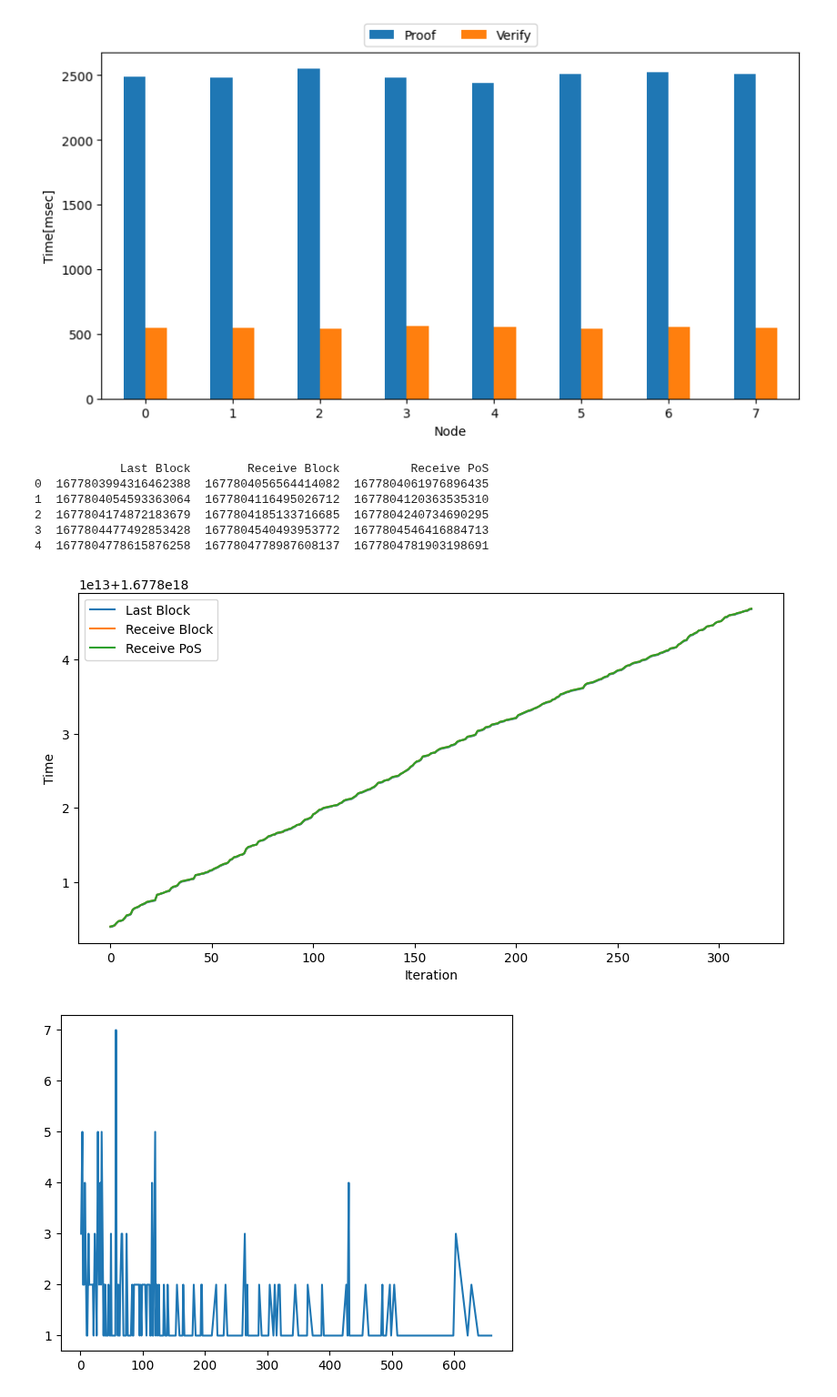
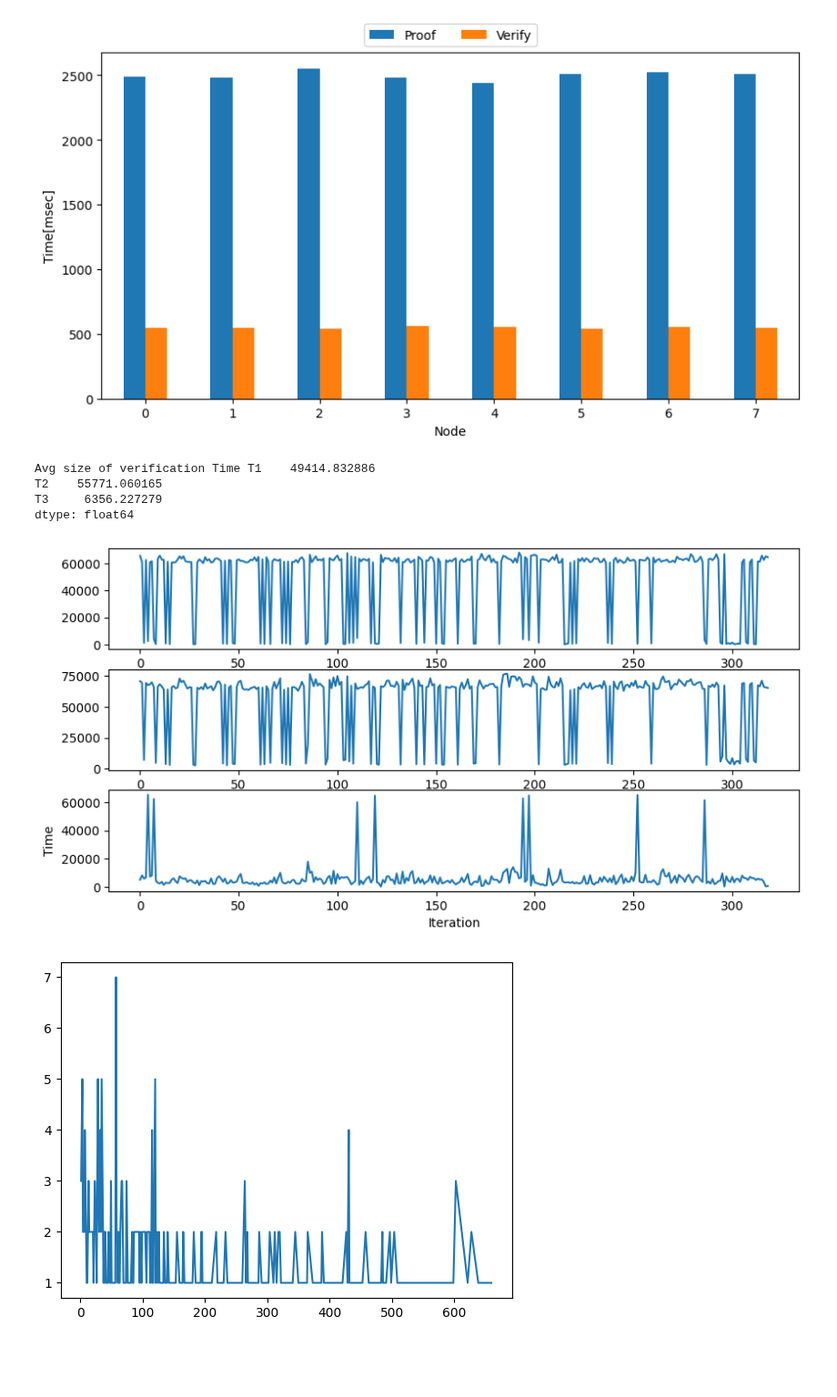
Before and after one commit to JunwookHeo/bcsos, a Jupyter notebook: python_utils/VisualPoS.ipynb, the cells around one changed output. Shown at 91% size. Drawn from its saved outputs; the diff is of its cells as text; code cells hidden in the pictures; blank space fills up the shorter version.

Commit message:
Fix incorrect event time for verification

```diff
--- a/python_utils/VisualPoS.ipynb
+++ b/python_utils/VisualPoS.ipynb
@@ -175,38 +175,42 @@ Avg Verif[msec] 548.7653782600056
 # %%
 # Avg. Size chart for proof
 from matplotlib import pyplot as plt
 
 unit = 1000 #kbyte
 dfs = load_data_from_db(fdbs, 'veriftbl')
 timelastblock = []
 timercvlastblock = []
 timercvpos = []
 for i, df in enumerate(dfs):
     timelastblock.append(df['timelastblock'])
     timercvlastblock.append(df['timercvlastblock'])
     timercvpos.append(df['timercvpos'])
-
-ch_list = [timelastblock[0], timercvlastblock[0], timercvpos[0]]
+node = 4
+ch_list = [timelastblock[node], timercvlastblock[node], timercvpos[node]]
 bdf = pd.DataFrame(ch_list).transpose()
 bdf.columns = ['Last Block', 'Receive Block', 'Receive PoS']
 
-tdf['T1'] = bdf['Receive PoS'] - bdf['Last Block']
-tdf['T2'] = bdf['Receive PoS'] - bdf['Receive Block']
+tdf = pd.DataFrame()
+tdf['T1'] = (bdf['Receive Block'] - bdf['Last Block'])/1000000
+tdf['T2'] = (bdf['Receive PoS'] - bdf['Last Block'])/1000000
+tdf['T3'] = (bdf['Receive PoS'] - bdf['Receive Block'])/1000000
 
-ax = bdf.plot.line(figsize=(10, 5))
+fig, axes = plt.subplots(nrows=3, ncols=1, figsize=(10, 5))
+tdf['T1'].plot.line(ax=axes[0])
+tdf['T2'].plot.line(ax=axes[1])
+tdf['T3'].plot.line(ax=axes[2])
+
 plt.xlabel("Iteration")
 plt.ylabel("Time")
 plt.savefig('Verifcation_Time.png', dpi=300, bbox_inches='tight')
 
-# print('Avg size of proof', sum(proof)/len(proof))
+print('Avg size of verification Time', tdf.mean())
 # %% [output]
-            Last Block        Receive Block          Receive PoS
-0  1677803994316462388  1677804056564414082  1677804061976896435
-1  1677804054593363064  1677804116495026712  1677804120363535310
-2  1677804174872183679  1677804185133716685  1677804240734690295
-3  1677804477492853428  1677804540493953772  1677804546416884713
-4  1677804778615876258  1677804778987608137  1677804781903198691
+Avg size of verification Time T1    49414.832886
+T2    55771.060165
+T3     6356.227279
+dtype: float64
-[figure, old version]
+[figure, new version]
 # %%
 # Avg. Size chart for proof
 from matplotlib import pyplot as plt
```
Also changed, not shown: 2 other files.
